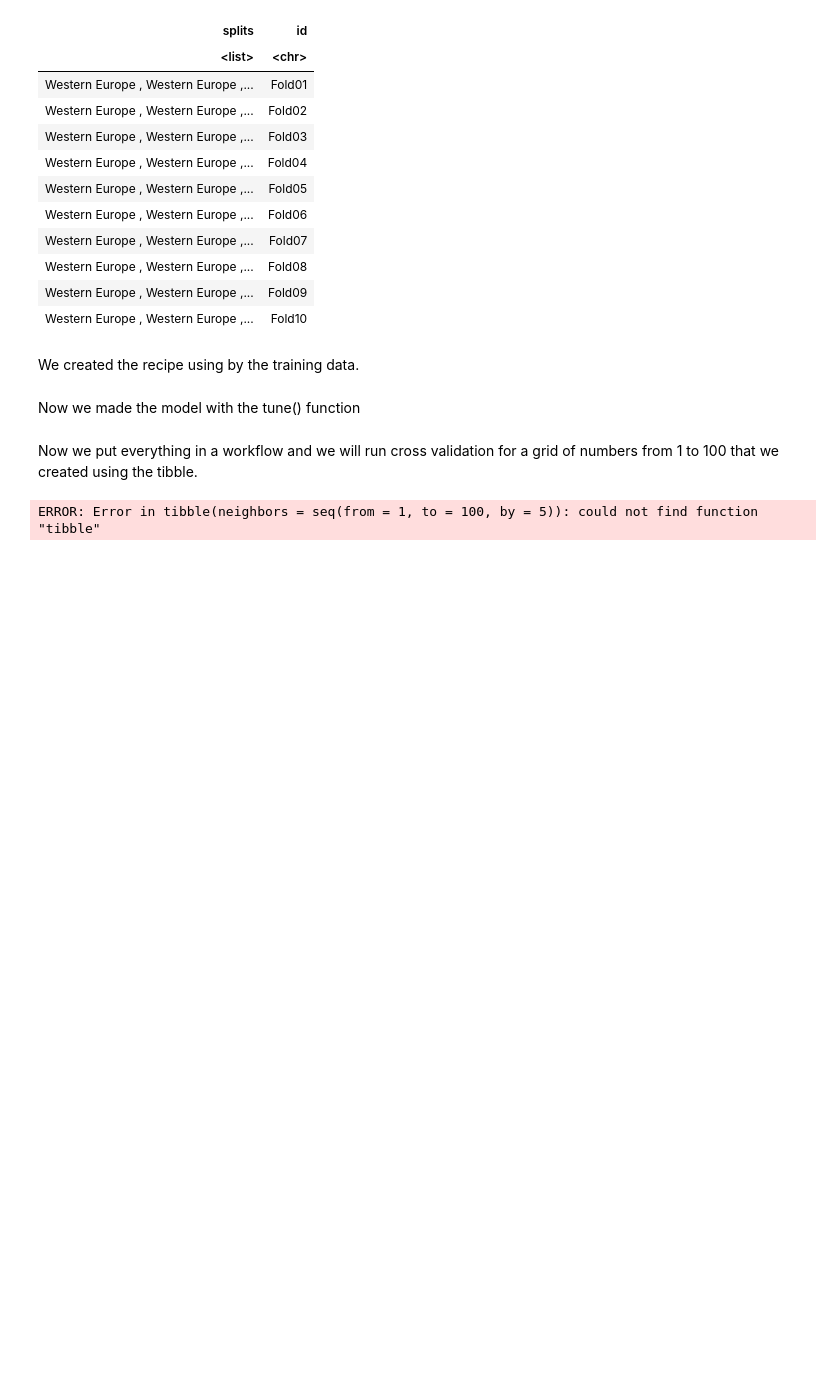
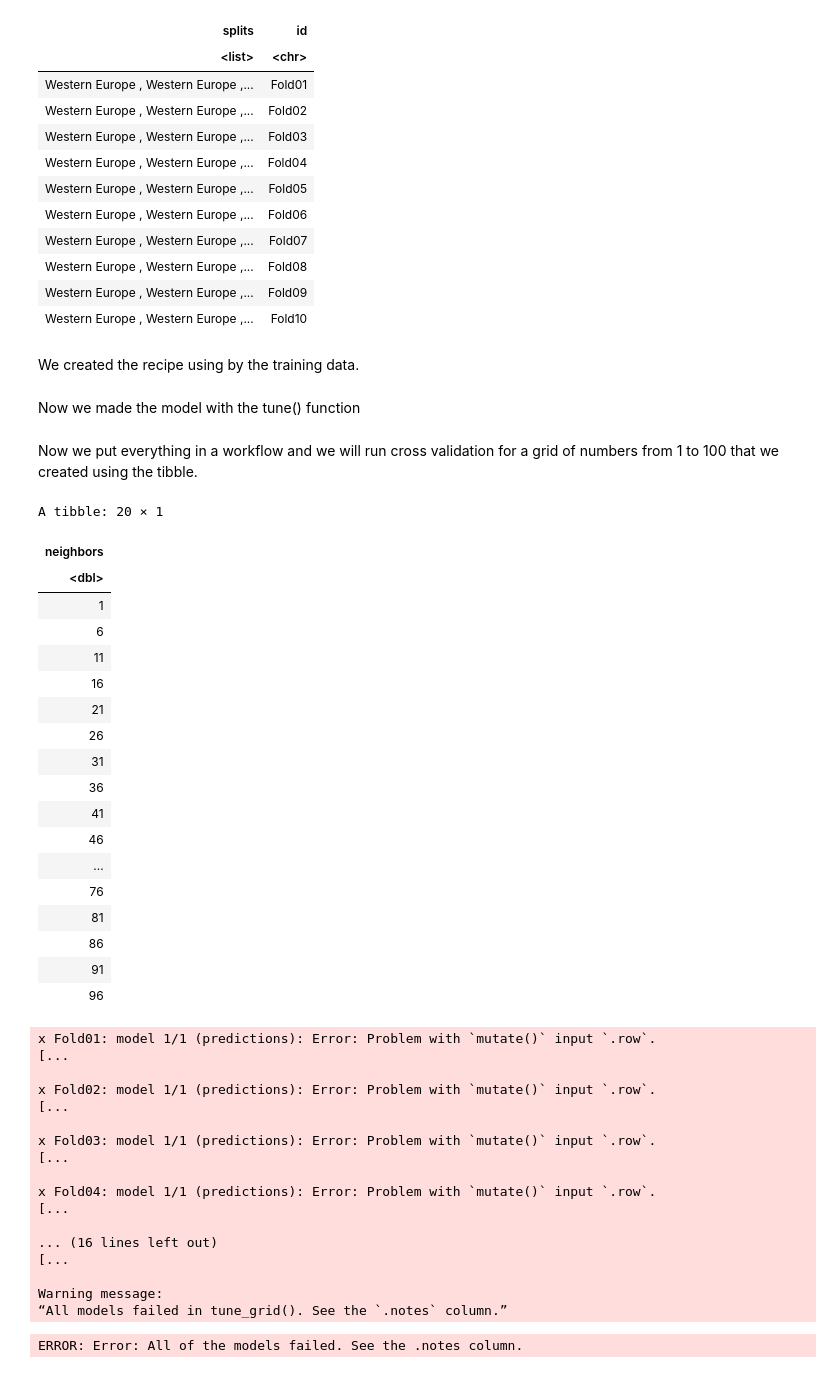
Before and after one commit to chloekim672/007-project-dsci-25-, a Jupyter notebook: dsciprojectfinal.ipynb, the cells around one changed output. Cells and saved outputs as stored; diff of their text form; code cells hidden in the pictures; blank space fills up the shorter version.

```diff
--- a/dsciprojectfinal.ipynb
+++ b/dsciprojectfinal.ipynb
@@ -303,16 +295,52 @@ alco_spec <- nearest_neighbor(weight_func = "rectangular", neighbors = tune()) %
 # %% [markdown]
 Now we put everything in a workflow and we will run cross validation for a grid of numbers from 1 to 100 that we created using the tibble.
 # %%
-alco_vals <- tibble(neighbors = seq(from = 1, to = 100, by =5))
+alco_vals <- tibble(neighbors = seq(from = 1, to = 100, by = 5))
 
 alco_vals
 
 alco_workflow <- workflow() %>%
-                add_recipe(alco_recipe) %>%
+                add_recipe(alcohol_training_recipe) %>%
                 add_model(alco_spec)%>%
                 tune_grid(resamples = alcohol_vfold, grid = alco_vals) %>%
                 collect_metrics()
 
 alco_workflow
 # %% [output]
-ERROR: Error in tibble(neighbors = seq(from = 1, to = 100, by = 5)): could not find function "tibble"
+A tibble: 20 × 1
+| neighbors |
+| <dbl> |
+| 1 |
+| 6 |
+| 11 |
+| 16 |
+| 21 |
+| 26 |
+| 31 |
+| 36 |
+| 41 |
+| 46 |
+| ... |
+| 76 |
+| 81 |
+| 86 |
+| 91 |
+| 96 |
+x Fold01: model 1/1 (predictions): Error: Problem with `mutate()` input `.row`.
+[...
+
+x Fold02: model 1/1 (predictions): Error: Problem with `mutate()` input `.row`.
+[...
+
+x Fold03: model 1/1 (predictions): Error: Problem with `mutate()` input `.row`.
+[...
+
+x Fold04: model 1/1 (predictions): Error: Problem with `mutate()` input `.row`.
+[...
+
+... (16 lines left out)
+[...
+
+Warning message:
+“All models failed in tune_grid(). See the `.notes` column.”
+ERROR: Error: All of the models failed. See the .notes column.
```
Also changed, not shown: parts of 2 cells of this notebook.
